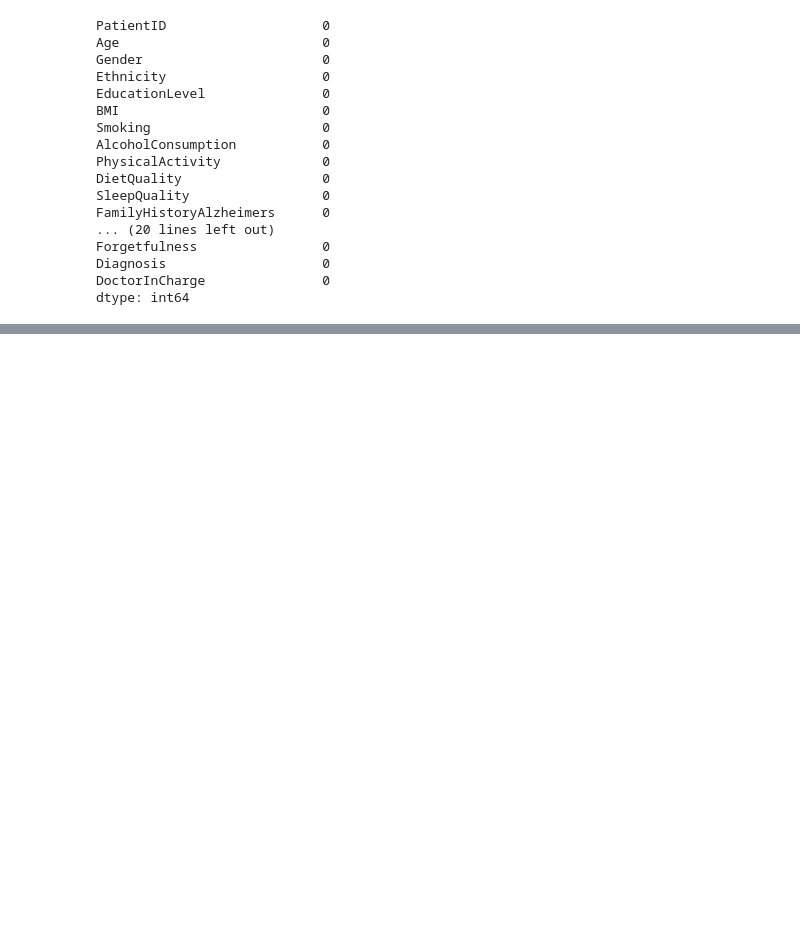
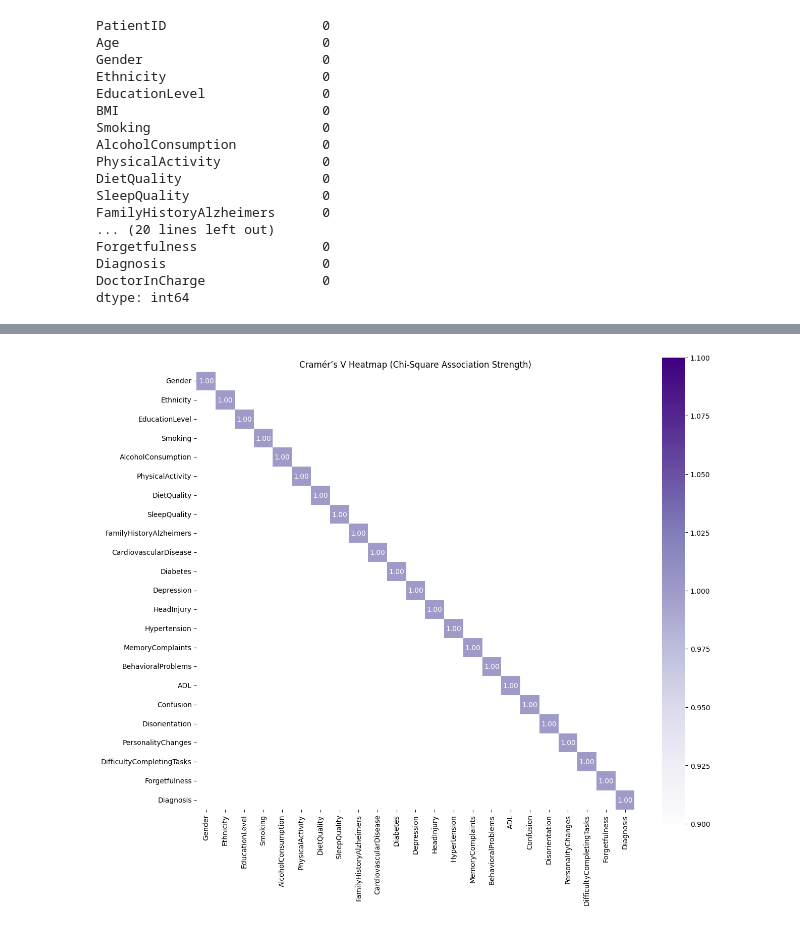
Before and after one commit to juliaalcribeiro/project_w7, a Jupyter notebook: notebook/cleaning.ipynb, the cells around one changed output, grey strips where cells are left out. Saved outputs shown, nothing was run; the diff lists cells and outputs as text; code cells hidden in the pictures; blank space fills up the shorter version.

Commit message:
Chi Test

```diff
--- a/notebook/cleaning.ipynb
+++ b/notebook/cleaning.ipynb
@@ -67,0 +61,2 @@ dtype: int64
+# %%
+df = df.drop(['PatientID', 'DoctorInCharge'], axis=1)
@@ -67,0 +96,39 @@ dtype: int64
+# %%
+# 🧹 1. Select only categorical columns for Chi-square test
+# (Convert continuous columns like Age, BMI into bins if needed)
+categorical_cols = ['Gender', 'Ethnicity', 'EducationLevel', 'Smoking', 'AlcoholConsumption',
+                    'PhysicalActivity', 'DietQuality', 'SleepQuality', 'FamilyHistoryAlzheimers',
+                    'CardiovascularDisease', 'Diabetes', 'Depression', 'HeadInjury', 'Hypertension',
+                    'MemoryComplaints', 'BehavioralProblems', 'ADL', 'Confusion',
+                    'Disorientation', 'PersonalityChanges', 'DifficultyCompletingTasks',
+                    'Forgetfulness', 'Diagnosis']
+# %%
+# 🎯 2. Create Chi-square correlation matrix
+chi_matrix = pd.DataFrame(index=categorical_cols, columns=categorical_cols)
+for col1 in categorical_cols:
+    for col2 in categorical_cols:
+        if col1 == col2:
+            chi_matrix.loc[col1, col2] = 1.0
+        else:
+            try:
+                table = pd.crosstab(df[col1], df[col2])
+                chi2, p, dof, ex = chi2_contingency(table)
+                # Use Cramer's V for strength of association
+                n = table.sum().sum()
+                phi2 = chi2/n
+                r,k = table.shape
+                phi2corr = max(0, phi2 - ((k-1)*(r-1))/(n-1))
+                rcorr = r - ((r-1)**2)/(n-1)
+                kcorr = k - ((k-1)**2)/(n-1)
+                cramers_v = np.sqrt(phi2corr / min((kcorr-1), (rcorr-1)))
+                chi_matrix.loc[col1, col2] = cramers_v
+            except:
+                chi_matrix.loc[col1, col2] = np.nan
+chi_matrix = chi_matrix.astype(float)
+# %%
+plt.figure(figsize=(14, 12))
+sns.heatmap(chi_matrix.astype(float), annot=True, cmap="Purples", fmt=".2f", square=True)
+plt.title("Cramér’s V Heatmap (Chi-Square Association Strength)")
+plt.show()
+# %% [output]
+[figure, added]
```
Also changed, not shown: parts of 5 cells of this notebook, 1 other file.
